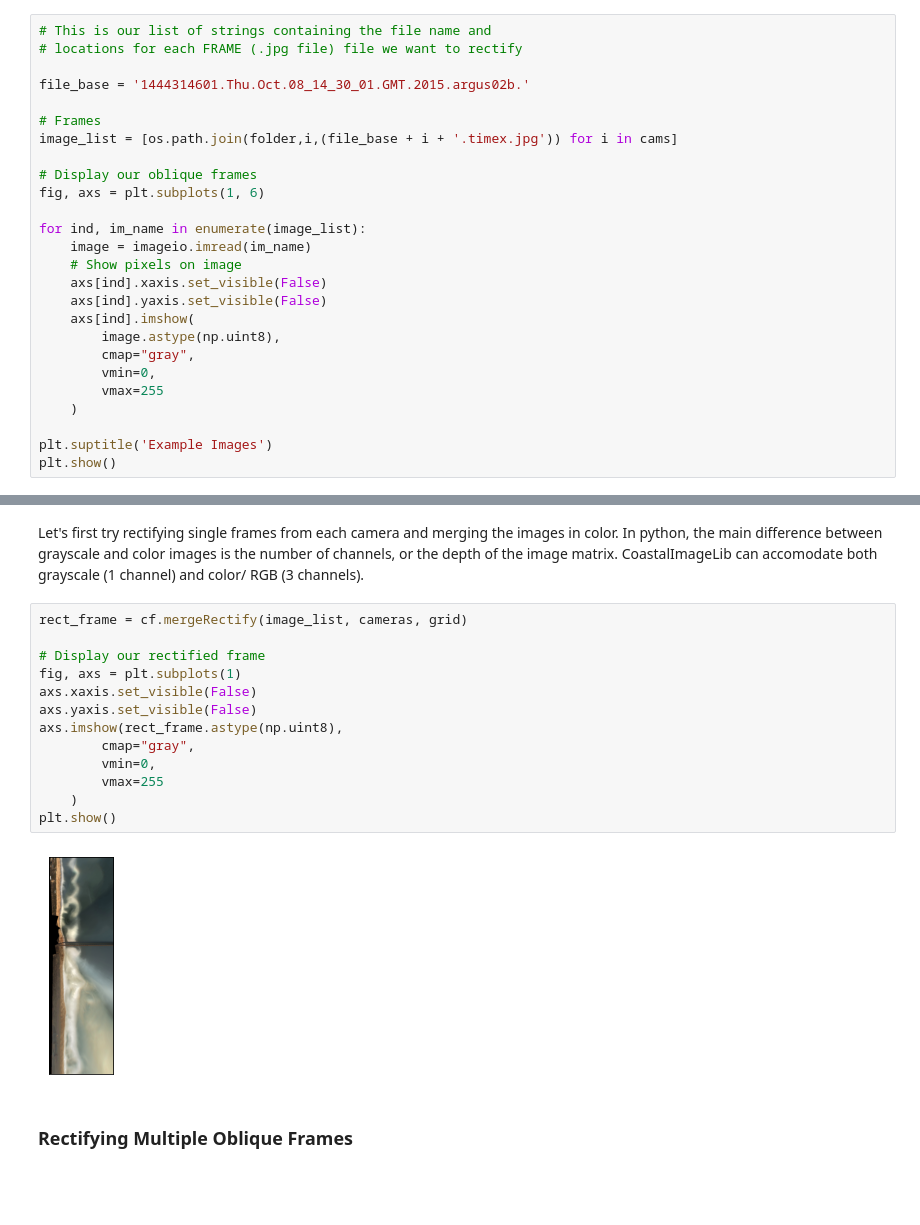
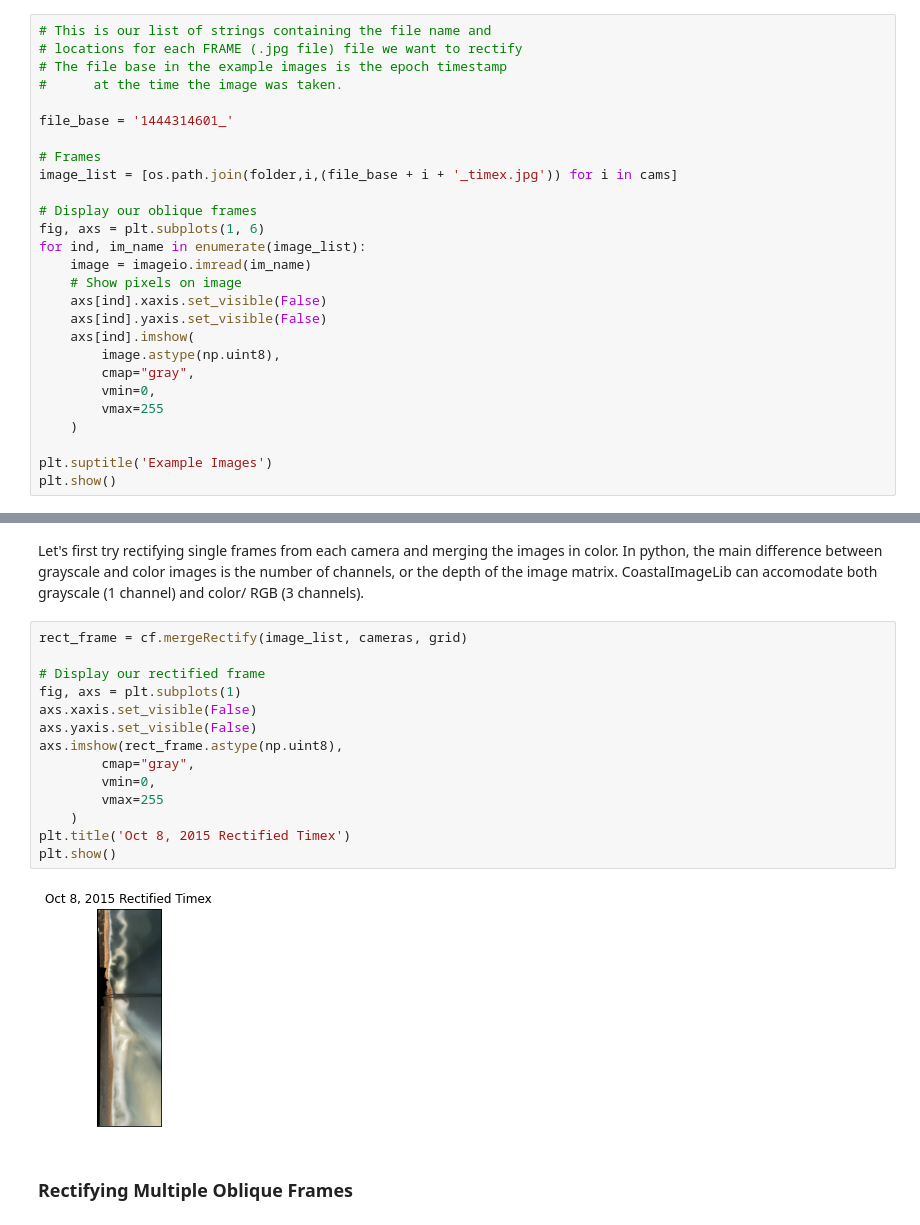
Before and after one commit to mailemccann/coastalimagelib, a Jupyter notebook: coastalimagelib/CoastalImageLib_Illustrative_Example.ipynb, the cells around one changed output, grey strips where cells are left out. Saved outputs shown, nothing was run; the diff lists cells and outputs as text; blank space fills up the shorter version.

Commit message:
Updates to Example Script to reflect new file structure
Same functionality, just using less Argus-centric file names

```diff
--- a/coastalimagelib/CoastalImageLib_Illustrative_Example.ipynb
+++ b/coastalimagelib/CoastalImageLib_Illustrative_Example.ipynb
@@ -35,15 +35,16 @@ cams = ['c1','c2','c3','c4','c5','c6']
 # %%
 # This is our list of strings containing the file name and
 # locations for each FRAME (.jpg file) file we want to rectify
+# The file base in the example images is the epoch timestamp
+#      at the time the image was taken.
 
-file_base = '1444314601.Thu.Oct.08_14_30_01.GMT.2015.argus02b.'
+file_base = '1444314601_'
 
 # Frames
-image_list = [os.path.join(folder,i,(file_base + i + '.timex.jpg')) for i in cams]
+image_list = [os.path.join(folder,i,(file_base + i + '_timex.jpg')) for i in cams]
 
 # Display our oblique frames
 fig, axs = plt.subplots(1, 6)
-
 for ind, im_name in enumerate(image_list):
     image = imageio.imread(im_name)
     # Show pixels on image
@@ -97,18 +98,19 @@ Let's first try rectifying single frames from each camera and merging the images
 # %%
 rect_frame = cf.mergeRectify(image_list, cameras, grid)
 
 # Display our rectified frame
 fig, axs = plt.subplots(1)
 axs.xaxis.set_visible(False)
 axs.yaxis.set_visible(False)
 axs.imshow(rect_frame.astype(np.uint8),
         cmap="gray",
         vmin=0,
         vmax=255
     )
+plt.title('Oct 8, 2015 Rectified Timex')
 plt.show()
 # %% [output]
-[figure, old version]
+[figure, new version]
 # %% [markdown]
 ### Rectifying Multiple Oblique Frames
 # %% [markdown]
```
Also changed, not shown: parts of 6 cells of this notebook.
